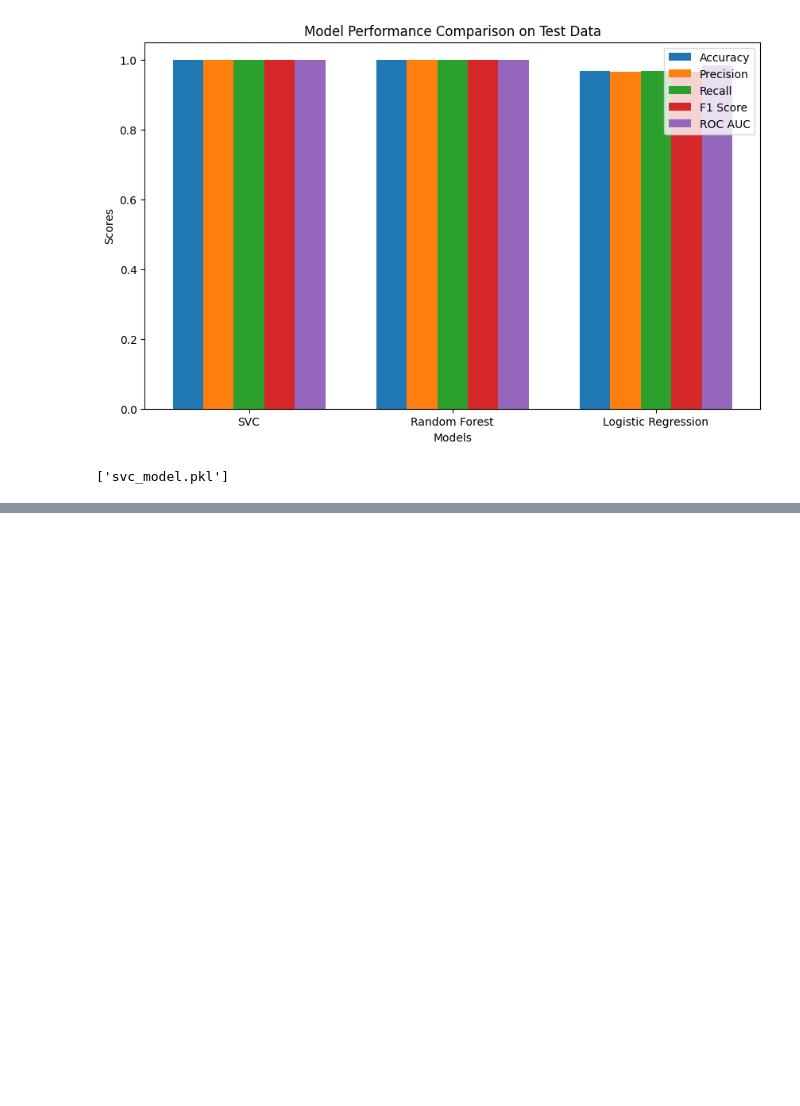
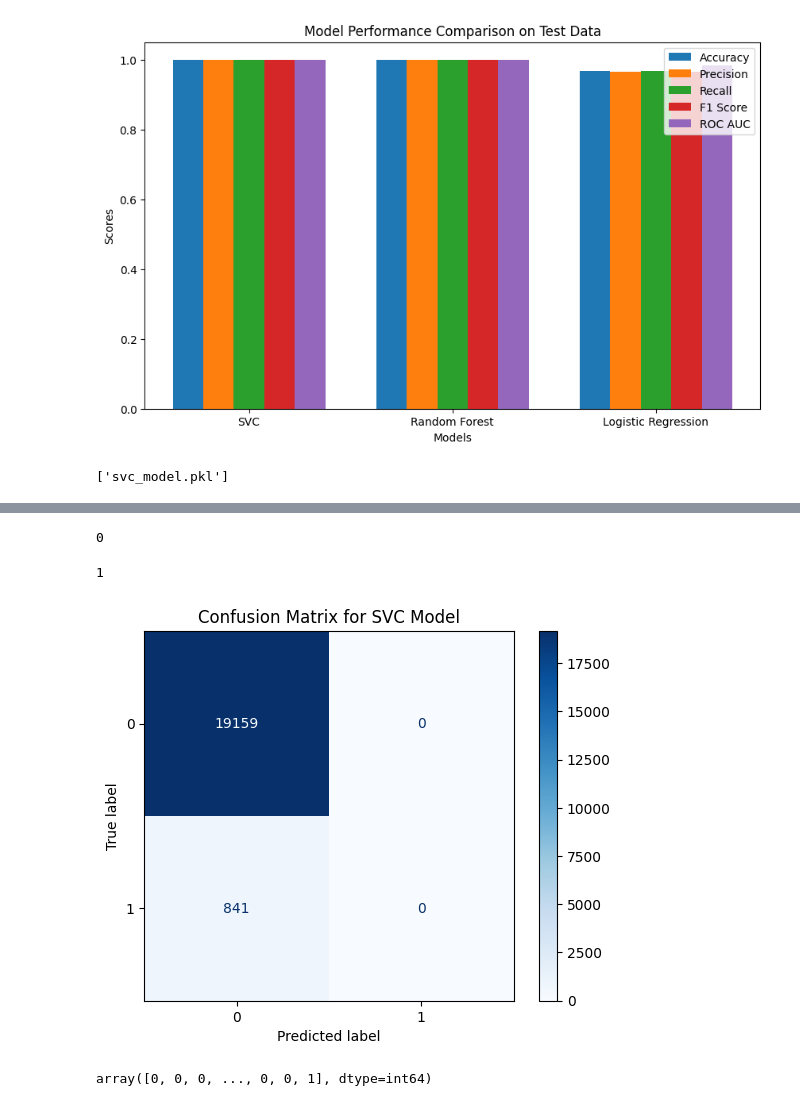
Before and after one commit to Vansh17555555/minor-1, a Jupyter notebook: M1.ipynb, the cells around one changed output, grey strips where cells are left out. Drawn from its saved outputs; the diff is of its cells as text; code cells hidden in the pictures; blank space fills up the shorter version.

```diff
--- a/M1.ipynb
+++ b/M1.ipynb
@@ -563,3 +590,9 @@ import joblib
 joblib.dump(svc_model, 'svc_model.pkl')
 # %% [output]
 ['svc_model.pkl']
+# %%
+test_df=pd.read_csv('./Dataset/panic_disorder_dataset_testing.csv')
+target = "Panic Disorder Diagnosis"
+x_test=test_df.drop(columns=[target])
+y_test=test_df[target]
+x_test.shape
@@ -565,0 +601,14 @@ joblib.dump(svc_model, 'svc_model.pkl')
+# %%
+age_test = x_test['Age'].copy().reset_index(drop=True)
+categorical_columns_test = x_test.select_dtypes(include=['object']).columns
+
+encoder = OneHotEncoder(sparse_output=False, handle_unknown='ignore')
+encoder.fit(x_train[categorical_columns_train])
+
+x_test_categorical_encoded = encoder.transform(x_test[categorical_columns_test])
+x_test_encoded = pd.DataFrame(x_test_categorical_encoded, columns=encoder.get_feature_names_out(categorical_columns_test))
+
+x_test_preprocessed = pd.concat([x_test_encoded, age_test.reset_index(drop=True)], axis=1)
+
+print(x_test_preprocessed.head())
+print(f"Size of x_test_preprocessed: {x_test_preprocessed.shape[0]}")
@@ -565,0 +633,29 @@ joblib.dump(svc_model, 'svc_model.pkl')
+# %%
+svc_preds = svc_model.predict(x_test_preprocessed)[6]
+svc_preds
+# %% [output]
+0
+# %%
+y_test[6]
+# %% [output]
+1
+# %%
+from sklearn.metrics import confusion_matrix, ConfusionMatrixDisplay
+
+# Assuming you want to check the confusion matrix for the SVC model
+svc_preds = svc_model.predict(x_test_preprocessed)
+
+# Compute the confusion matrix
+cm = confusion_matrix(y_test, svc_preds)
+
+# Display the confusion matrix
+disp = ConfusionMatrixDisplay(confusion_matrix=cm, display_labels=svc_model.classes_)
+disp.plot(cmap=plt.cm.Blues)
+plt.title('Confusion Matrix for SVC Model')
+plt.show()
+# %% [output]
+[figure, added]
+# %%
+lr_model.predict(x_test_preprocessed)
+# %% [output]
+array([0, 0, 0, ..., 0, 0, 1], dtype=int64)
```
Also changed, not shown: parts of 27 cells of this notebook, 8 other files.
